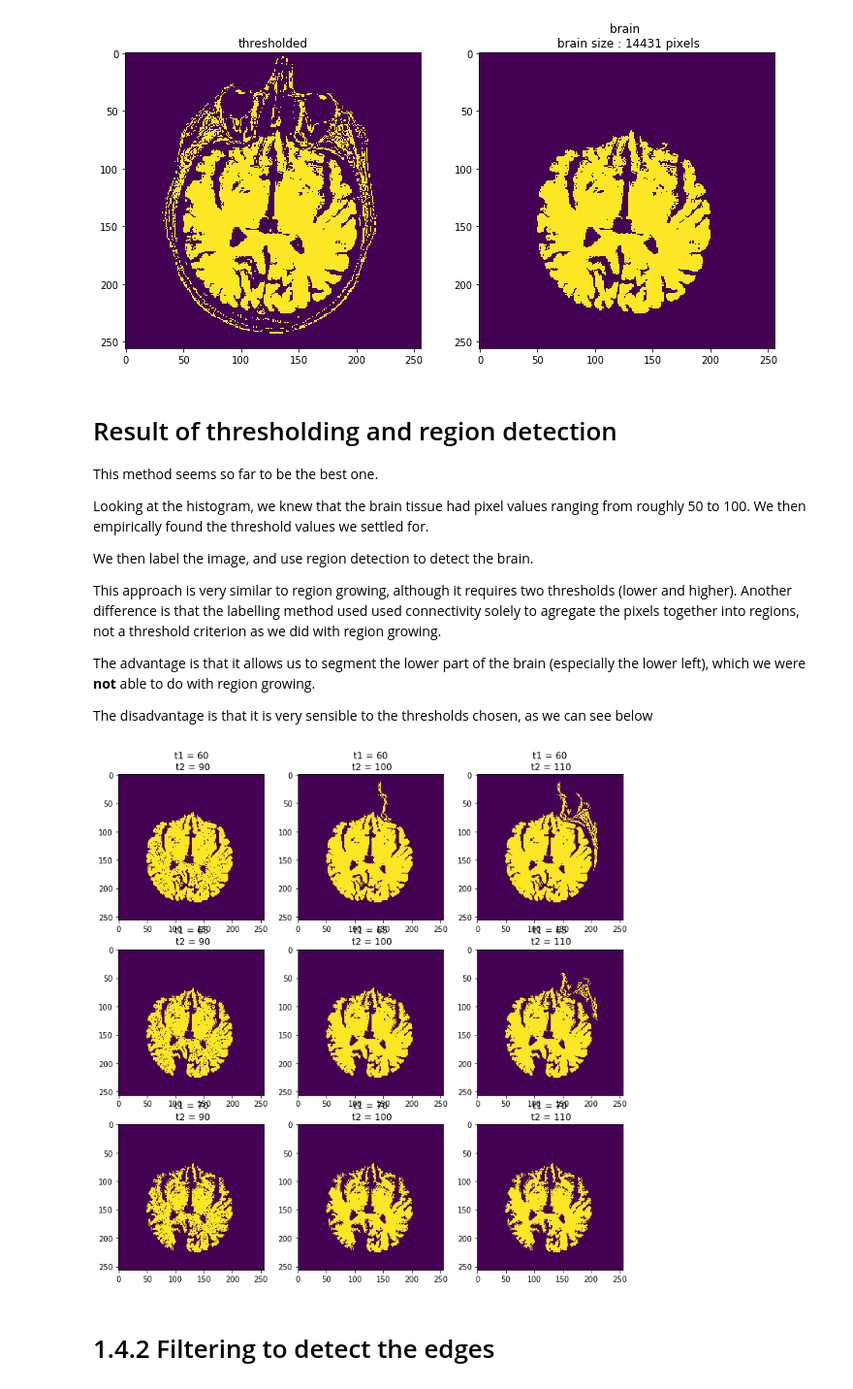
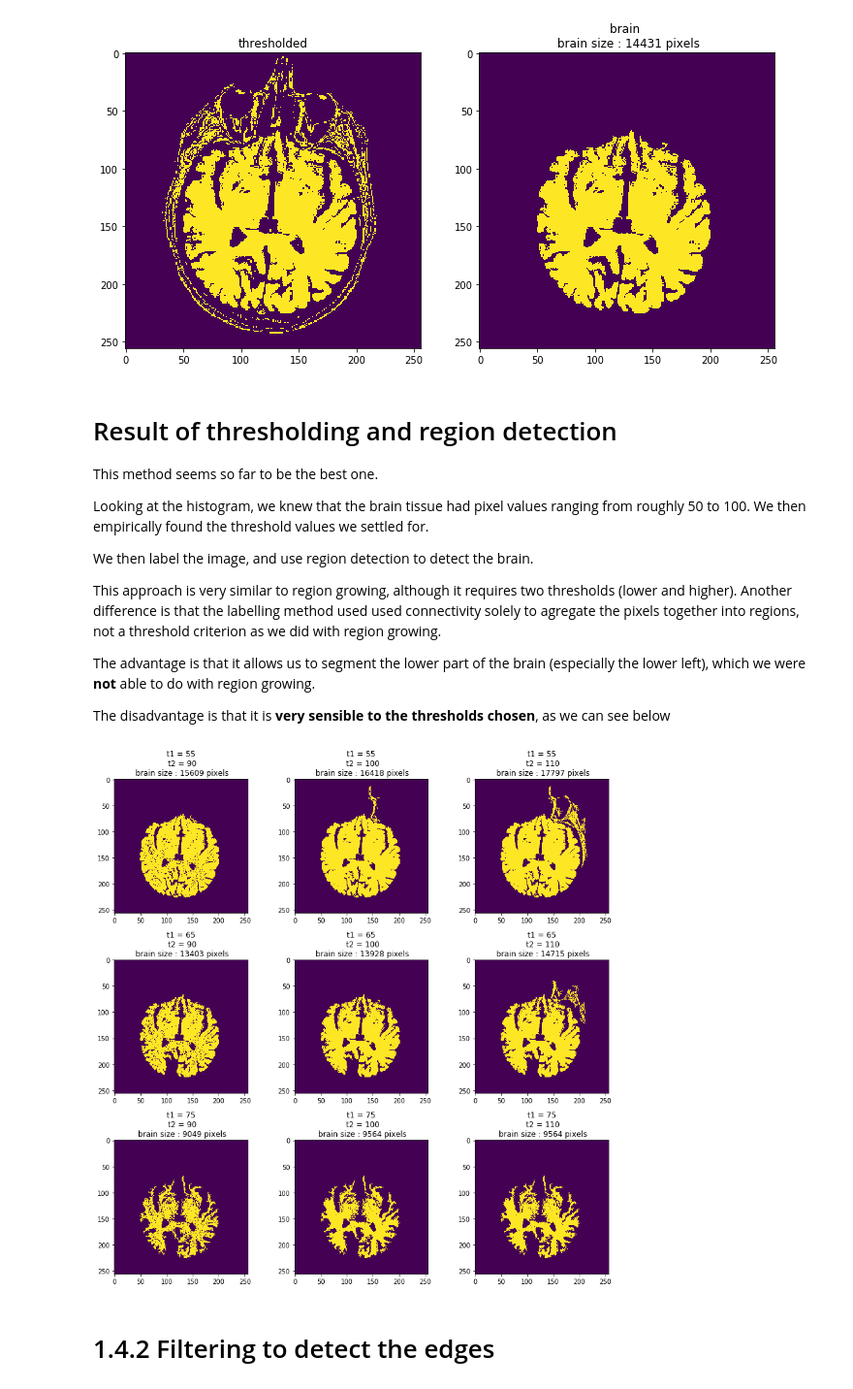
Before and after one commit to LeylaVakilian/PatternRecognition-, a Jupyter notebook: labs/lab_01_segmentation.ipynb, the cells around one changed output. Shown at 97% size. Cells and saved outputs as stored; diff of their text form; code cells hidden in the pictures.

```diff
--- a/labs/lab_01_segmentation.ipynb
+++ b/labs/lab_01_segmentation.ipynb
@@ -389,24 +387,27 @@ This approach is very similar to region growing, although it requires two thresh
 
 The advantage is that it allows us to segment the lower part of the brain (especially the lower left), which we were **not** able to do with region growing.
 
-The disadvantage is that it is very sensible to the thresholds chosen, as we can see below
+The disadvantage is that it is **very sensible to the thresholds chosen**, as we can see below
 # %%
 fig, axes = plt.subplots(3, 3, figsize=(12, 12))
 
 
-for i, t1 in enumerate([60, 65, 70]):
+for i, t1 in enumerate([55, 65, 75]):
     for j, t2 in enumerate([90, 100, 110]):
         thresh = threshold(brain_im, t1, t2)
         labeled_im, brain_region = get_brain(thresh)
 
         brain = labeled_im.copy()
         a = np.array(labeled_im)
         a[a!=brain_region.label] = 0
 
         axes[i][j].imshow(a)
-        axes[i][j].set_title("t1 = " + str(t1) + "\n t2 = " + str(t2))
+        axes[i][j].set_title("t1 = " + str(t1) +
+                             "\n t2 = " + str(t2) +
+                             "\n brain size : " + str(brain_region.area) + " pixels")
+fig.tight_layout()
 # %% [output]
-[figure, old version]
+[figure, new version]
 # %% [markdown]
 # 1.4.2 Filtering to detect the edges
 # %%
```
Also changed, not shown: parts of 5 cells of this notebook.
